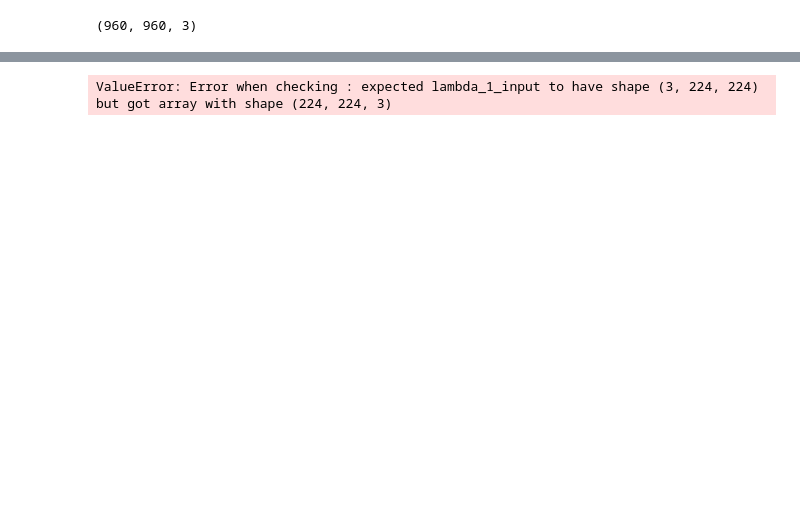
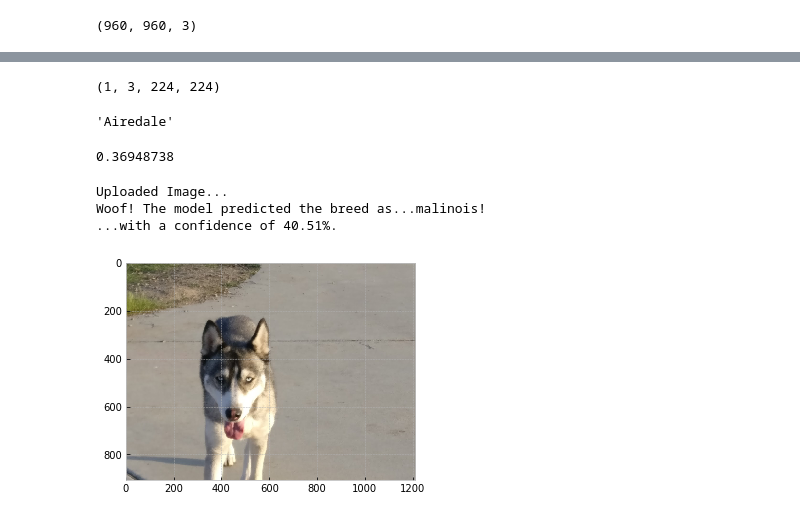
Before and after one commit to thegarrickchu/Springboard-Dog_Breed_Classifier, a Jupyter notebook: notebooks/vgg_model.ipynb, the cells around one changed output, grey strips where cells are left out. Drawn from its saved outputs; the diff is of its cells as text; code cells hidden in the pictures; blank space fills up the shorter version.

Commit message:
working model
working model, added prediction examples

```diff
--- a/notebooks/vgg_model.ipynb
+++ b/notebooks/vgg_model.ipynb
@@ -116,6 +119,8 @@ _________________________________________________________________
 None
 # %%
 from keras.callbacks import ModelCheckpoint
+# %%
+model.load_weights('saved_models/weights.vgg16_BN_finetuned.h5')
 # %%
 checkpointer = ModelCheckpoint(filepath='saved_models/weights.bestaugmented.pre_trained_vgg16_v3.hdf5',
                                verbose=1, save_best_only=True)
@@ -544,4 +559,55 @@ pepsi = np.reshape(pepsi,[1,224,224,3])
+# %%
+pepsi.shape
+
+# image is now in shape appropriate for VGG16BN
+# %% [output]
+(1, 3, 224, 224)
 # %%
-pepsi_conv = model.predict(pepsi)
+pepsi_predict_proba = model.predict(pepsi)
-# %% [output]
-ValueError: Error when checking : expected lambda_1_input to have shape (3, 224, 224) but got array with shape (224, 224, 3)
+# %%
+pepsi_predict_class = np.argmax(pepsi_predict_proba)
+label_dict[pepsi_predict_class]
+# %% [output]
+'Airedale'
+# %%
+# bummer not a good prediction, let's see how confident the model was
+
+pepsi_top_prob = np.max(pepsi_predict_proba)
+pepsi_top_prob
+# %% [output]
+0.36948738
+# %%
+#let's create a function to apply these same steps over other images
+
+def predict_image(filepath, model=model):
+    '''
+    Takes a single image and returns class/breed prediction and accuracy
+    Dependencies: needs os, cv2 and keras, dependency file or perhaps annex to docker
+    Args: filepath of image (no quotes), optional: specify the model, will default to current model in environment
+    '''
+    img = cv2.imread(filepath)
+    img = cv2.cvtColor(img, cv2.COLOR_BGR2RGB) #cv2 uses BGR, so reverting back to RGB
+    print('Uploaded Image...')
+    plt.imshow(img)
+
+    #resize and reshape for model input
+    img = cv2.resize(img,(224,224))
+    img = np.reshape(img,[1,224,224,3])
+    img = np.rollaxis(img, 3, 1)
+
+    #predict
+    prediction = model.predict(img)
+
+    #print results
+    class_predict = np.argmax(prediction)
+    breed = label_dict[class_predict]
+    print('Woof! The model predicted the breed as...{}!'.format(breed))
+    top_prob = np.max(prediction)
+    print('...with a confidence of {0:.2f}%.'.format(top_prob*100))
+# %%
+predict_image('C:\\Users\\Garrick\\Downloads\\IMG_20180221_073001.jpg')
+# %% [output]
+Uploaded Image...
+Woof! The model predicted the breed as...malinois!
+...with a confidence of 40.51%.
+[figure, added]
```
Also changed, not shown: parts of 16 cells of this notebook.
